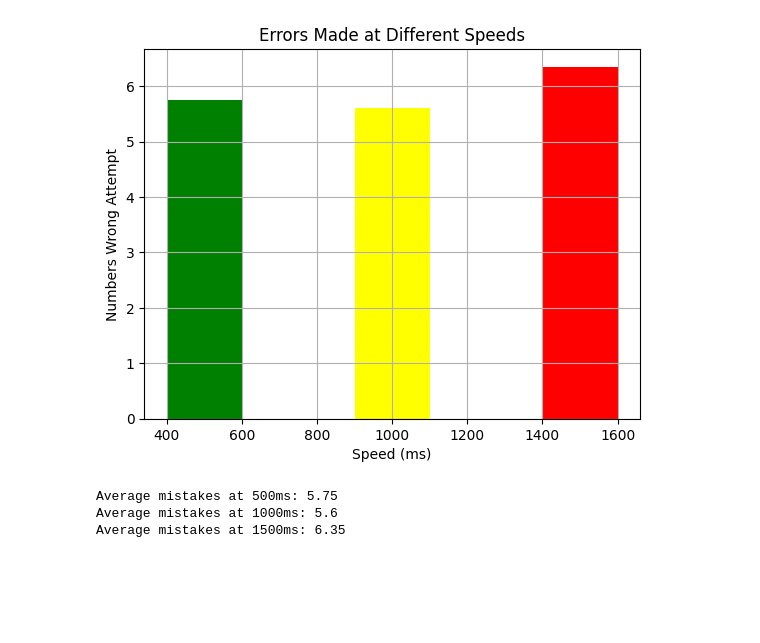
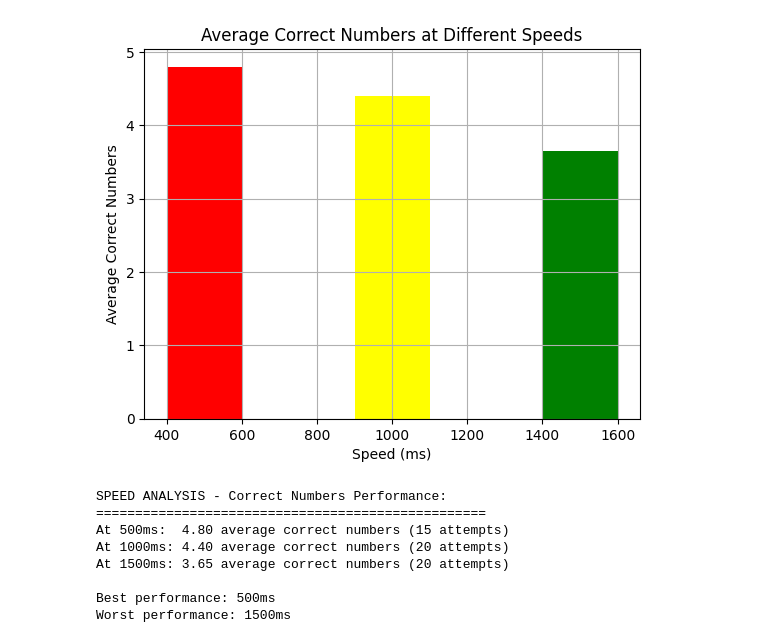
Before and after one commit to GitsUnreal/HumanMemory, a Jupyter notebook: FreeRecall/data/Dataprocessing.ipynb, the cells around one changed output. Drawn from its saved outputs; the diff is of its cells as text; code cells hidden in the pictures; blank space fills up the shorter version.

```diff
--- a/FreeRecall/data/Dataprocessing.ipynb
+++ b/FreeRecall/data/Dataprocessing.ipynb
@@ -298,36 +317,44 @@ This shows the ERROR RATES (percentages) rather than raw counts
 # %%
-#Graph over errors made per speed
+# Graph over correct numbers achieved per speed
 import matplotlib.pyplot as plt
-data = pd.read_csv("TotalSpeed.csv", usecols=["speed_ms", "numbers_wrong_attempt"]).dropna()
+data = pd.read_csv("TotalSpeed.csv", usecols=["speed_ms", "correct_numbers"]).dropna()
 
+# Correct numbers achieved at each speed
+correct_500ms = data[data['speed_ms'] == 500]['correct_numbers']
+correct_1000ms = data[data['speed_ms'] == 1000]['correct_numbers']
+correct_1500ms = data[data['speed_ms'] == 1500]['correct_numbers']
 
-#Errors made on speed 1500ms
-dataSPEED = data[data['speed_ms'] == 1500]['numbers_wrong_attempt']
+# Calculate averages for each speed
+avg_500 = data[data['speed_ms'] == 500]['correct_numbers'].mean()
+avg_1000 = data[data['speed_ms'] == 1000]['correct_numbers'].mean()
+avg_1500 = data[data['speed_ms'] == 1500]['correct_numbers'].mean()
 
-#Errors made on speed 1000ms
-dataSPEED = data[data['speed_ms'] == 1000]['numbers_wrong_attempt']
-
-#Errors made on speed 500ms
-dataSPEED = data[data['speed_ms'] == 500]['numbers_wrong_attempt']
-
-#Graphing the data: X axis is speed, Y axis is numbers wrong attempt
-plt.bar([500, 1000, 1500], [data[data['speed_ms'] == 500]['numbers_wrong_attempt'].mean(),
-                             data[data['speed_ms'] == 1000]['numbers_wrong_attempt'].mean(),
-                             data[data['speed_ms'] == 1500]['numbers_wrong_attempt'].mean()],
-        color=['green', 'yellow', 'red'], width=200)
+# Graphing the data: X axis is speed, Y axis is average correct numbers
+plt.bar([500, 1000, 1500], [avg_500, avg_1000, avg_1500],
+        color=['red', 'yellow', 'green'], width=200)
 plt.xlabel('Speed (ms)')
-plt.ylabel('Numbers Wrong Attempt')
-plt.title('Errors Made at Different Speeds')
+plt.ylabel('Average Correct Numbers')
+plt.title('Average Correct Numbers at Different Speeds')
 plt.grid()
 plt.show()
 
-#Numbers of mistake per speed
-print("Average mistakes at 500ms:", data[data['speed_ms'] == 500]['numbers_wrong_attempt'].mean())
-print("Average mistakes at 1000ms:", data[data['speed_ms'] == 1000]['numbers_wrong_attempt'].mean())
-print("Average mistakes at 1500ms:", data[data['speed_ms'] == 1500]['numbers_wrong_attempt'].mean())
+# Print detailed statistics for each speed
+print("SPEED ANALYSIS - Correct Numbers Performance:")
+print("=" * 50)
+print(f"At 500ms:  {avg_500:.2f} average correct numbers ({len(correct_500ms)} attempts)")
+print(f"At 1000ms: {avg_1000:.2f} average correct numbers ({len(correct_1000ms)} attempts)")
+print(f"At 1500ms: {avg_1500:.2f} average correct numbers ({len(correct_1500ms)} attempts)")
+
+print(f"\nBest performance: {1500 if avg_1500 >= max(avg_500, avg_1000) else (1000 if avg_1000 >= avg_500 else 500)}ms")
+print(f"Worst performance: {500 if avg_500 <= min(avg_1000, avg_1500) else (1000 if avg_1000 <= avg_1500 else 1500)}ms")
 # %% [output]
-[figure, old version]
+[figure, new version]
-Average mistakes at 500ms: 5.75
-Average mistakes at 1000ms: 5.6
-Average mistakes at 1500ms: 6.35
+SPEED ANALYSIS - Correct Numbers Performance:
+==================================================
+At 500ms:  4.80 average correct numbers (15 attempts)
+At 1000ms: 4.40 average correct numbers (20 attempts)
+At 1500ms: 3.65 average correct numbers (20 attempts)
+
+Best performance: 500ms
+Worst performance: 1500ms
 # %%
```
Also changed, not shown: parts of 7 cells of this notebook, 3 other files.
